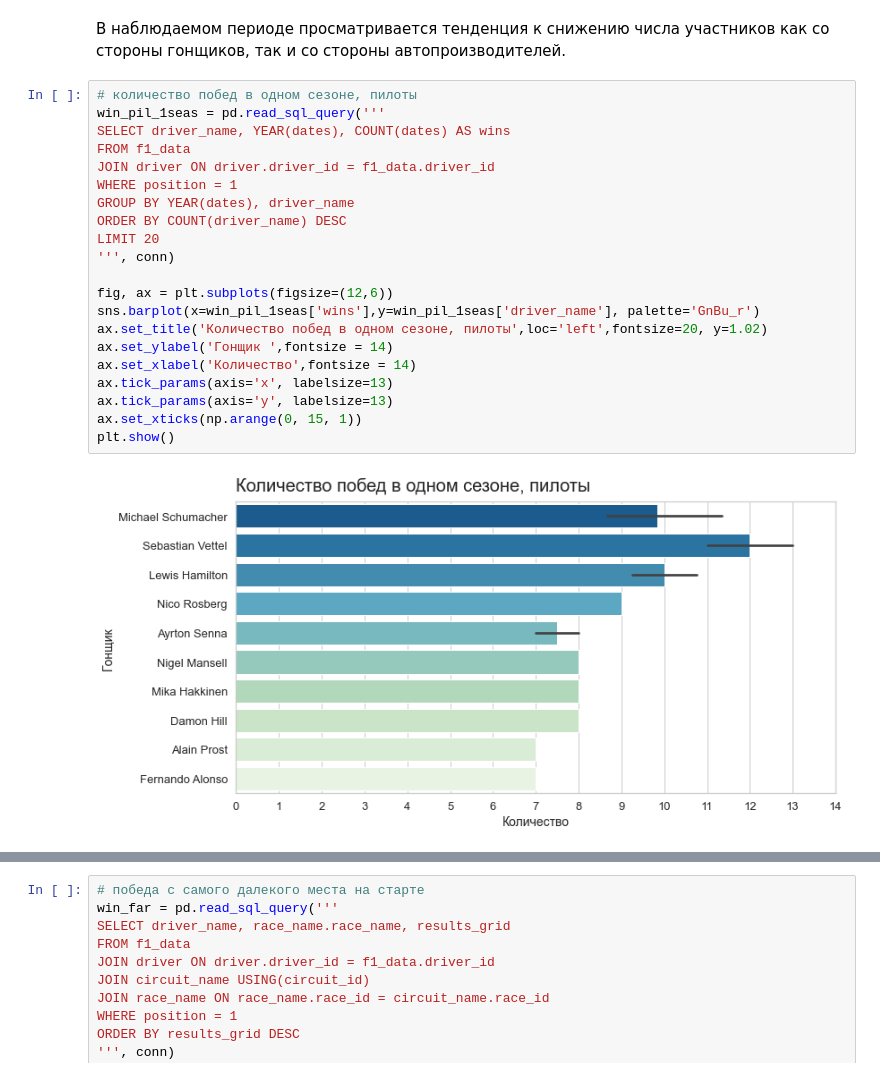
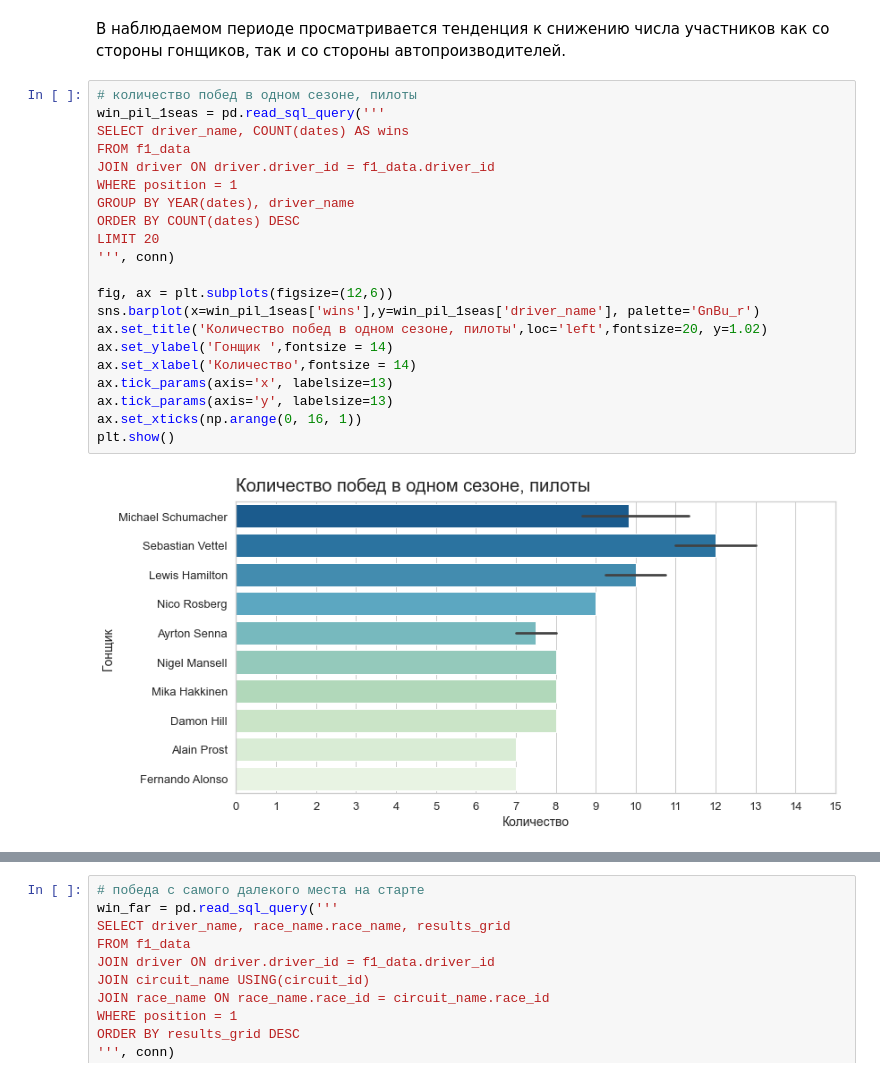
Before and after one commit to IV-1984/Data_analytics_projects, a Jupyter notebook: 3. F1_data_analysis/2.F1_data_analysis_SQL&Python-FINAL-Copy2.ipynb, the cells around one changed output, grey strips where cells are left out. Cells and saved outputs as stored; diff of their text form.

```diff
--- a/3. F1_data_analysis/2.F1_data_analysis_SQL&Python-FINAL-Copy2.ipynb
+++ b/3. F1_data_analysis/2.F1_data_analysis_SQL&Python-FINAL-Copy2.ipynb
@@ -331,26 +332,26 @@ plt.show()
 # %%
 # количество побед в одном сезоне, пилоты
 win_pil_1seas = pd.read_sql_query('''
-SELECT driver_name, YEAR(dates), COUNT(dates) AS wins
+SELECT driver_name, COUNT(dates) AS wins
 FROM f1_data
 JOIN driver ON driver.driver_id = f1_data.driver_id
 WHERE position = 1
 GROUP BY YEAR(dates), driver_name
-ORDER BY COUNT(driver_name) DESC
+ORDER BY COUNT(dates) DESC
 LIMIT 20
 ''', conn)
 
 fig, ax = plt.subplots(figsize=(12,6))
 sns.barplot(x=win_pil_1seas['wins'],y=win_pil_1seas['driver_name'], palette='GnBu_r')
 ax.set_title('Количество побед в одном сезоне, пилоты',loc='left',fontsize=20, y=1.02)
 ax.set_ylabel('Гонщик ',fontsize = 14)
 ax.set_xlabel('Количество',fontsize = 14)
 ax.tick_params(axis='x', labelsize=13)
 ax.tick_params(axis='y', labelsize=13)
-ax.set_xticks(np.arange(0, 15, 1))
+ax.set_xticks(np.arange(0, 16, 1))
 plt.show()
 # %% [output]
-[figure, old version]
+[figure, new version]
 # %%
 # количество поул-позиций в одном сезоне, пилоты
 poles_pil_1seas = pd.read_sql_query('''
```
Also changed, not shown: parts of 13 cells of this notebook.
